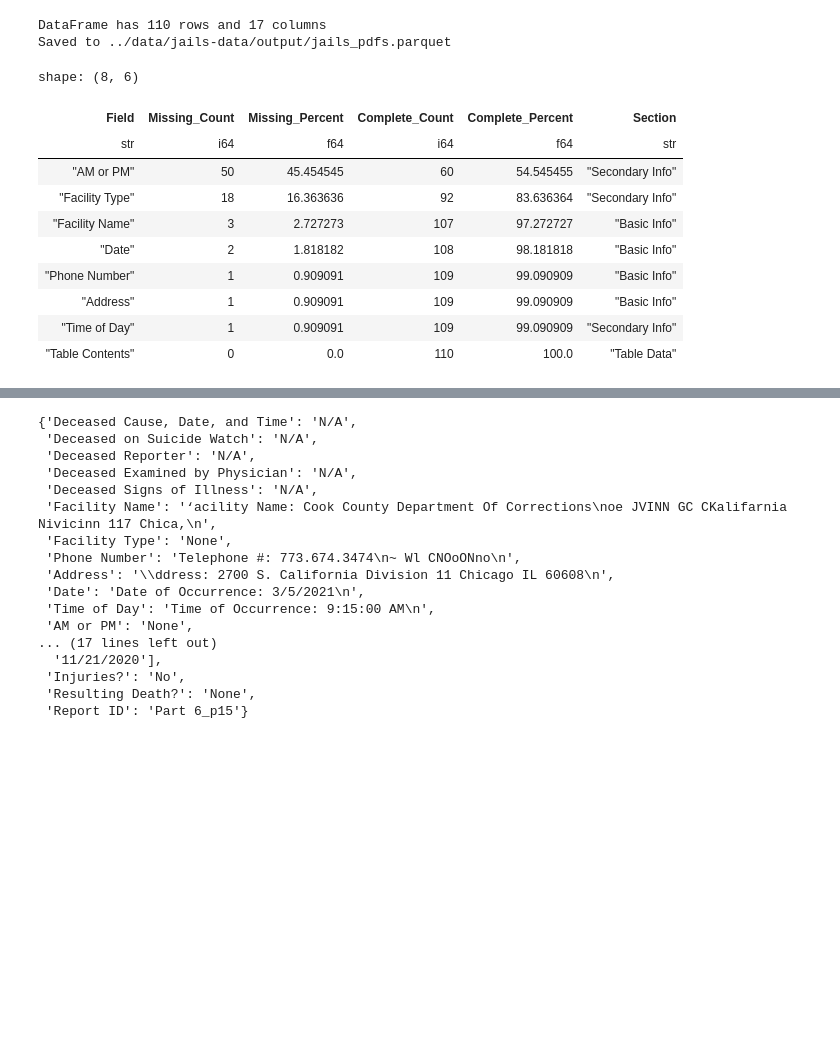
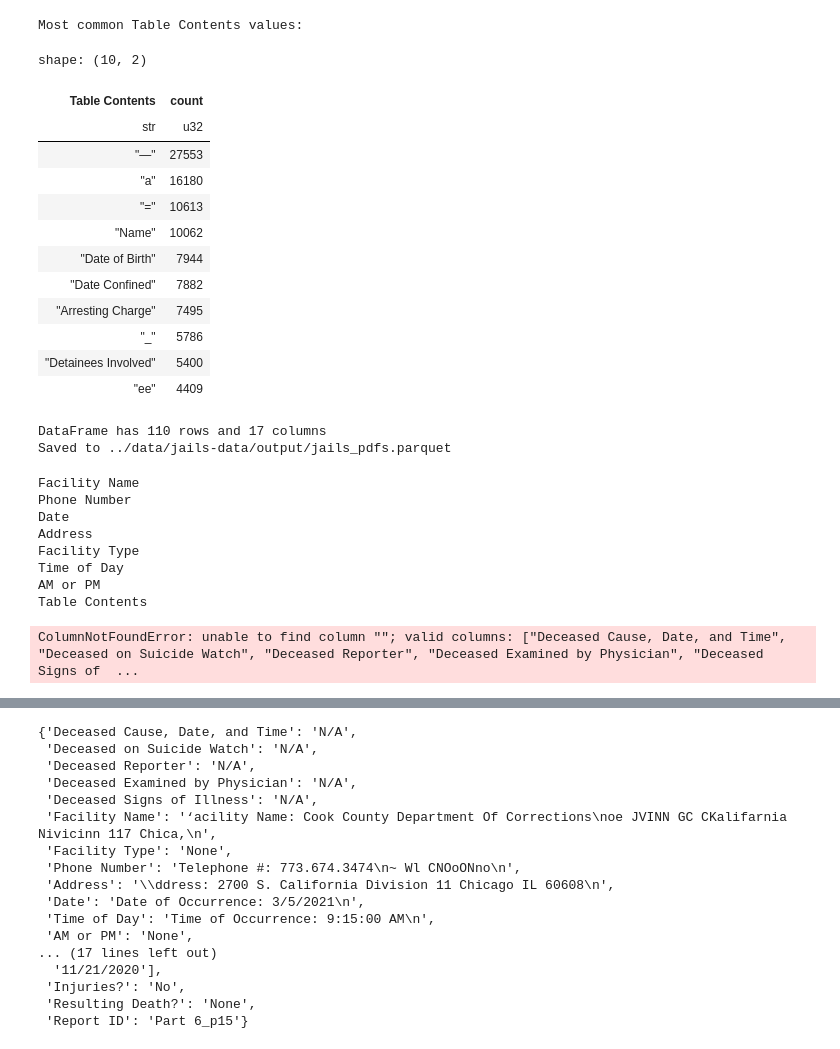
Before and after one commit to mansueto-institute/jail-events, a Jupyter notebook: src/jail-events/notebooks/extraction_report.ipynb, the cells around one changed output, grey strips where cells are left out. Drawn from its saved outputs; the diff is of its cells as text; code cells hidden in the pictures; blank space fills up the shorter version.

```diff
--- a/src/jail-events/notebooks/extraction_report.ipynb
+++ b/src/jail-events/notebooks/extraction_report.ipynb
@@ -13 +78,24 @@ with open(json_path, 'r') as f:
+# %%
+most_common = (df["Table Contents"]
+               .explode()
+               .value_counts()
+               .sort("count", descending=True))
+
+print("Most common Table Contents values:")
+most_common.head(10)
+# %% [output]
+Most common Table Contents values:
+shape: (10, 2)
+| Table Contents | count |
+| str | u32 |
+| "—" | 27553 |
+| "a" | 16180 |
+| "=" | 10613 |
+| "Name" | 10062 |
+| "Date of Birth" | 7944 |
+| "Date Confined" | 7882 |
+| "Arresting Charge" | 7495 |
+| "_" | 5786 |
+| "Detainees Involved" | 5400 |
+| "ee" | 4409 |
 # %%
@@ -38,7 +121,6 @@ key_fields_s2 = [
 key_fields_s3 = [
     'Table Contents'
 ]
-
 
 def get_stats_by_section(sec: int =1):
 
@@ -52,13 +134,25 @@ def get_stats_by_section(sec: int =1):
     total = df.height
 
     for field in fields:
+        print(field)
+        if sec == 3:
+           missing_count = df.filter(
+               pl.col(field).is_null() |
+               (pl.col(field).is_not_null() & (pl.col(field).list.len() == 0)) |
+               (pl.col(field).is_not_null() &
+                pl.col(field).list.eval(
+            pl.when(pl.element().is_null())
+            .then(True)  # Treat null elements as "short"
+            .otherwise(pl.element().str.len_chars() < 4)).list.all())
+           ).height
+        else:
         # Count nulls, "N/A", "None", and empty strings
-        missing_count = df.filter(
-            pl.col(field).is_null() |
-            pl.col(field).eq("N/A") |
-            pl.col(field).eq("None") |
-            pl.col(field).eq("")
-        ).height
+            missing_count = df.filter(
+                pl.col(field).is_null() |
+                pl.col(field).eq("N/A") |
+                pl.col(field).eq("None") |
+                pl.col(field).eq("")
+            ).height
 
         stats.append({
             "Field": field,
@@ -82,17 +176,15 @@ stats_df = pl.concat([
 
 stats_df.sort("Missing_Percent", descending=True)
 # %% [output]
-shape: (8, 6)
+Facility Name
+Phone Number
+Date
+Address
+Facility Type
+Time of Day
+AM or PM
+Table Contents
-| Field | Missing_Count | Missing_Percent | Complete_Count | Complete_Percent | Section |
-| str | i64 | f64 | i64 | f64 | str |
-| "AM or PM" | 50 | 45.454545 | 60 | 54.545455 | "Secondary Info" |
-| "Facility Type" | 18 | 16.363636 | 92 | 83.636364 | "Secondary Info" |
-| "Facility Name" | 3 | 2.727273 | 107 | 97.272727 | "Basic Info" |
-| "Date" | 2 | 1.818182 | 108 | 98.181818 | "Basic Info" |
-| "Phone Number" | 1 | 0.909091 | 109 | 99.090909 | "Basic Info" |
-| "Address" | 1 | 0.909091 | 109 | 99.090909 | "Basic Info" |
-| "Time of Day" | 1 | 0.909091 | 109 | 99.090909 | "Secondary Info" |
-| "Table Contents" | 0 | 0.0 | 110 | 100.0 | "Table Data" |
+ColumnNotFoundError: unable to find column ""; valid columns: ["Deceased Cause, Date, and Time", "Deceased on Suicide Watch", "Deceased Reporter", "Deceased Examined by Physician", "Deceased Signs of  ...
 # %%
 missing_chart = alt.Chart(stats_df).mark_bar().encode(
     x=alt.X('Missing_Percent:Q', title='% Missing'),
```
Also changed, not shown: parts of 5 cells of this notebook, 4 other files.
